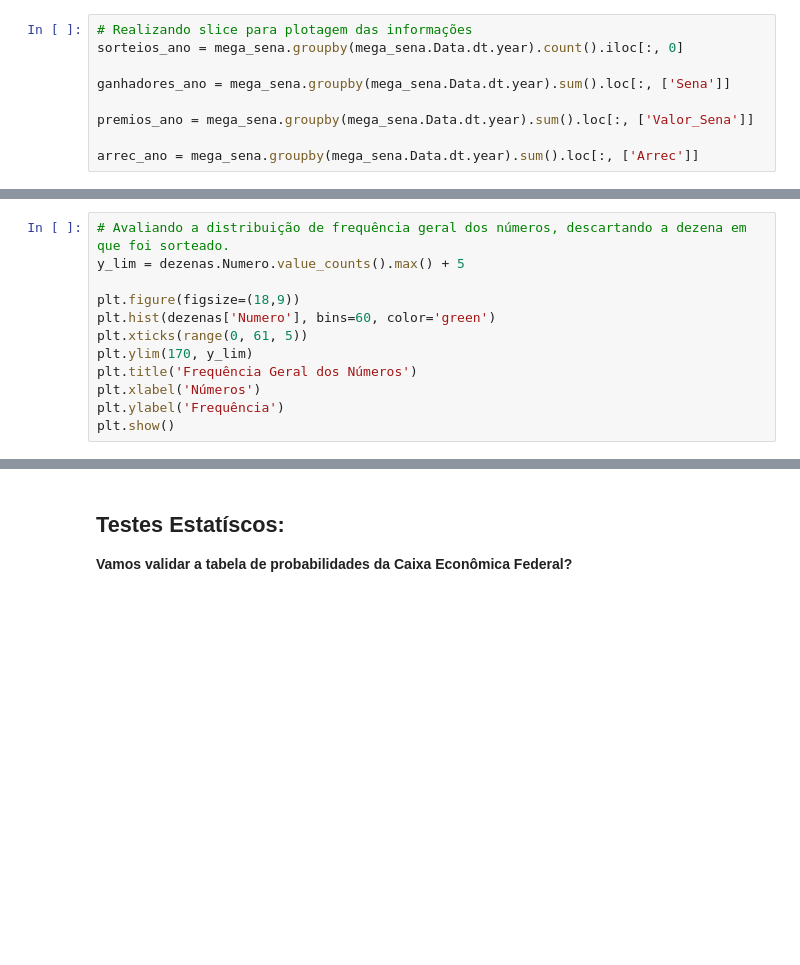
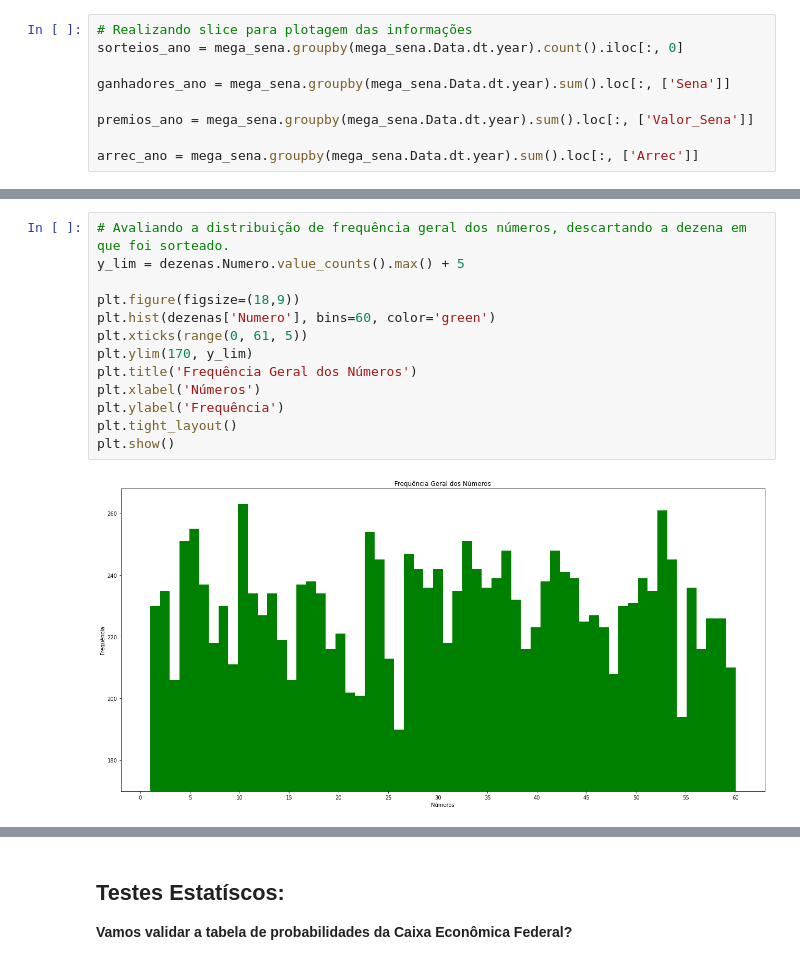
Before and after one commit to SamuelBaptista/estatistica-megasena, a Jupyter notebook: megasena.ipynb, the cells around one changed output, grey strips where cells are left out. Cells and saved outputs as stored; diff of their text form; blank space fills up the shorter version.

```diff
--- a/megasena.ipynb
+++ b/megasena.ipynb
@@ -139,15 +189,18 @@ dezenas.sort_values(['Concurso', 'Dezena']).reset_index(drop=True).head(12)
 # %%
 # Avaliando a distribuição de frequência geral dos números, descartando a dezena em que foi sorteado.
 y_lim = dezenas.Numero.value_counts().max() + 5
 
 plt.figure(figsize=(18,9))
 plt.hist(dezenas['Numero'], bins=60, color='green')
 plt.xticks(range(0, 61, 5))
 plt.ylim(170, y_lim)
 plt.title('Frequência Geral dos Números')
 plt.xlabel('Números')
 plt.ylabel('Frequência')
+plt.tight_layout()
 plt.show()
+# %% [output]
+[figure, added]
 # %%
 # Organizando o gráfico em ordem crescente de frequência
 
```
Also changed, not shown: parts of 27 cells of this notebook, 8 other files.
